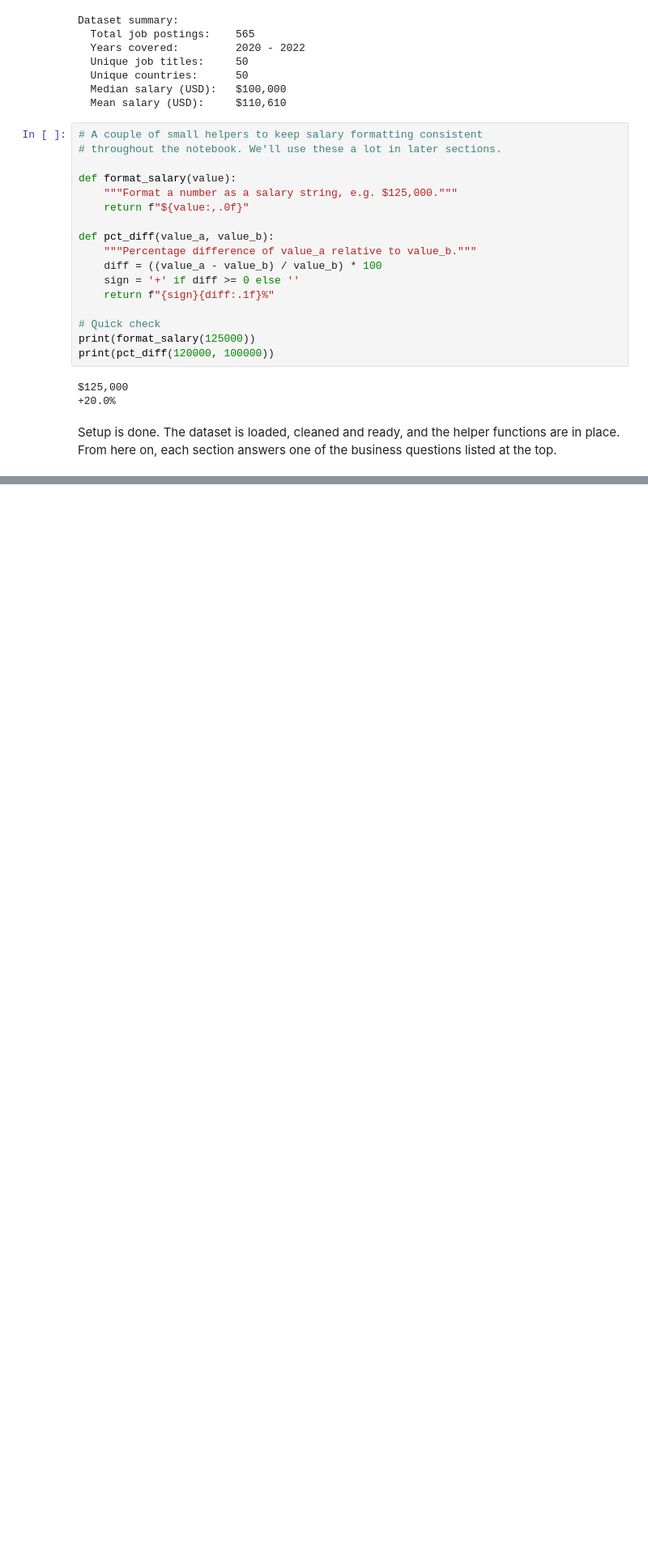
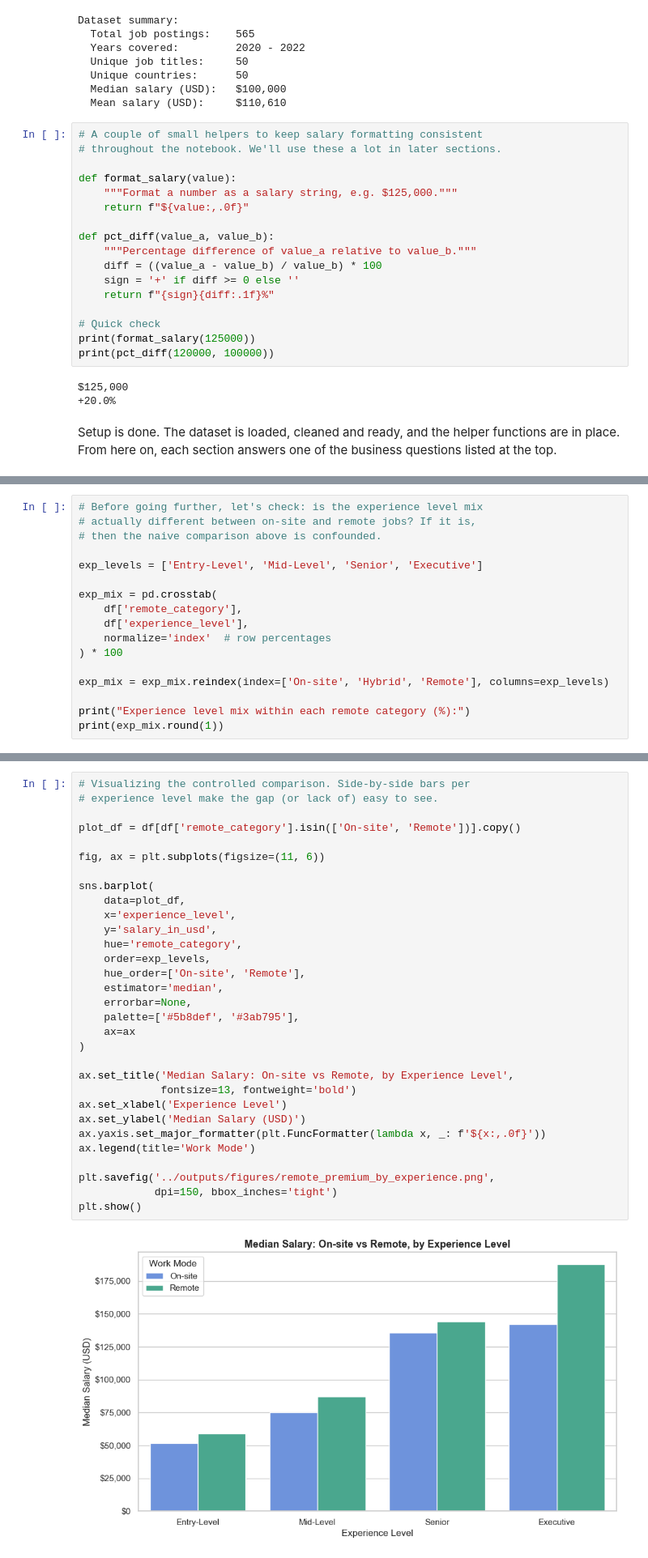
Before and after one commit to FranciscoMartinezGrecco/Data-ai-jobs-analysis, a Jupyter notebook: notebooks/02_business_insights.ipynb, the cells around one changed output, grey strips where cells are left out. Shown at 81% size. Saved outputs shown, nothing was run; the diff lists cells and outputs as text; blank space fills up the shorter version.

Commit message:
Business insights: remote work salary analysis

```diff
--- a/notebooks/02_business_insights.ipynb
+++ b/notebooks/02_business_insights.ipynb
@@ -116,0 +159,17 @@ Setup is done. The dataset is loaded, cleaned and ready, and the helper function
+# %%
+# Before going further, let's check: is the experience level mix
+# actually different between on-site and remote jobs? If it is,
+# then the naive comparison above is confounded.
+
+exp_levels = ['Entry-Level', 'Mid-Level', 'Senior', 'Executive']
+
+exp_mix = pd.crosstab(
+    df['remote_category'],
+    df['experience_level'],
+    normalize='index'  # row percentages
+) * 100
+
+exp_mix = exp_mix.reindex(index=['On-site', 'Hybrid', 'Remote'], columns=exp_levels)
+
+print("Experience level mix within each remote category (%):")
+print(exp_mix.round(1))
@@ -116,0 +215,33 @@ Setup is done. The dataset is loaded, cleaned and ready, and the helper function
+# %%
+# Visualizing the controlled comparison. Side-by-side bars per
+# experience level make the gap (or lack of) easy to see.
+
+plot_df = df[df['remote_category'].isin(['On-site', 'Remote'])].copy()
+
+fig, ax = plt.subplots(figsize=(11, 6))
+
+sns.barplot(
+    data=plot_df,
+    x='experience_level',
+    y='salary_in_usd',
+    hue='remote_category',
+    order=exp_levels,
+    hue_order=['On-site', 'Remote'],
+    estimator='median',
+    errorbar=None,
+    palette=['#5b8def', '#3ab795'],
+    ax=ax
+)
+
+ax.set_title('Median Salary: On-site vs Remote, by Experience Level',
+             fontsize=13, fontweight='bold')
+ax.set_xlabel('Experience Level')
+ax.set_ylabel('Median Salary (USD)')
+ax.yaxis.set_major_formatter(plt.FuncFormatter(lambda x, _: f'${x:,.0f}'))
+ax.legend(title='Work Mode')
+
+plt.savefig('../outputs/figures/remote_premium_by_experience.png',
+            dpi=150, bbox_inches='tight')
+plt.show()
+# %% [output]
+[figure, added]
```
Also changed, not shown: parts of 7 cells of this notebook, 1 other file.
